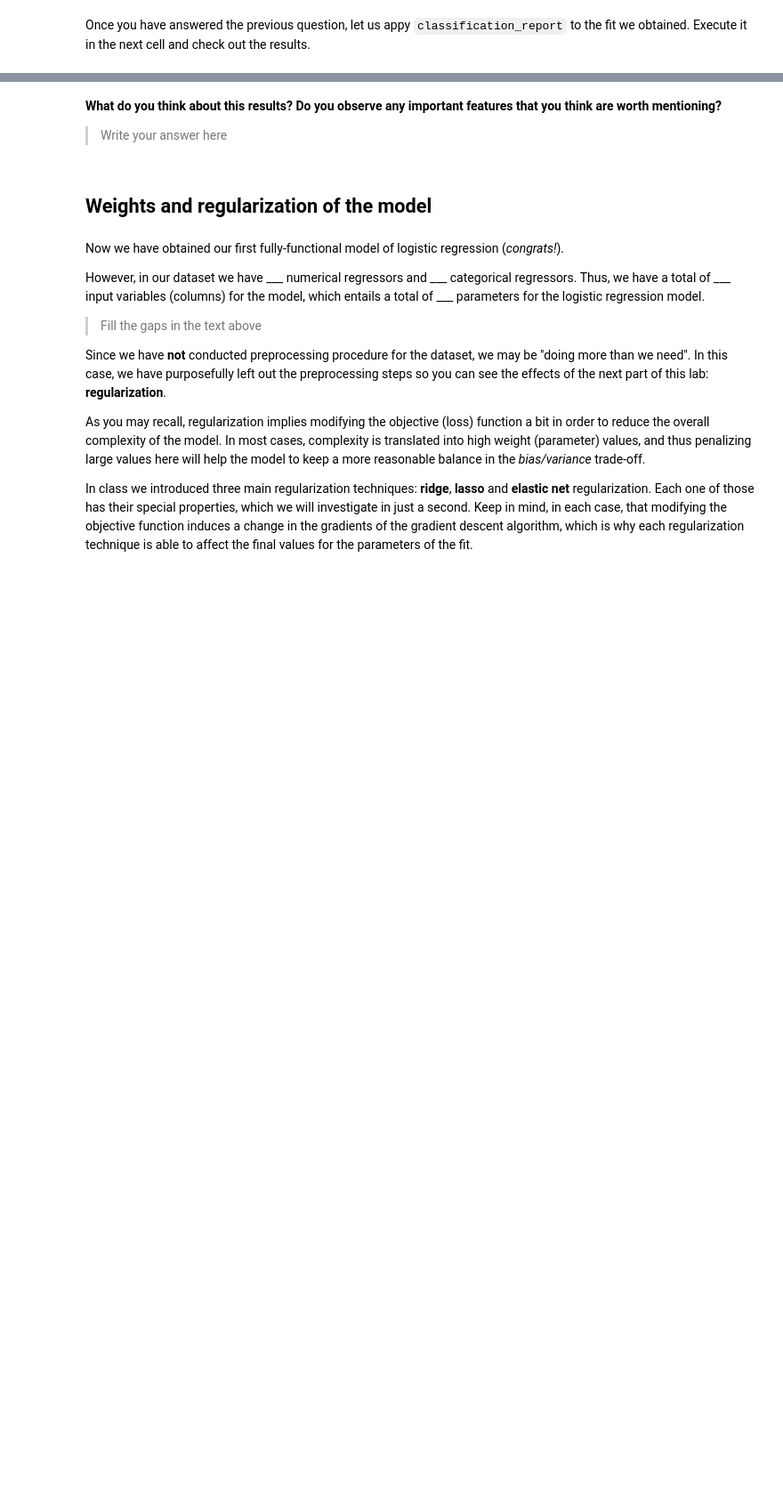
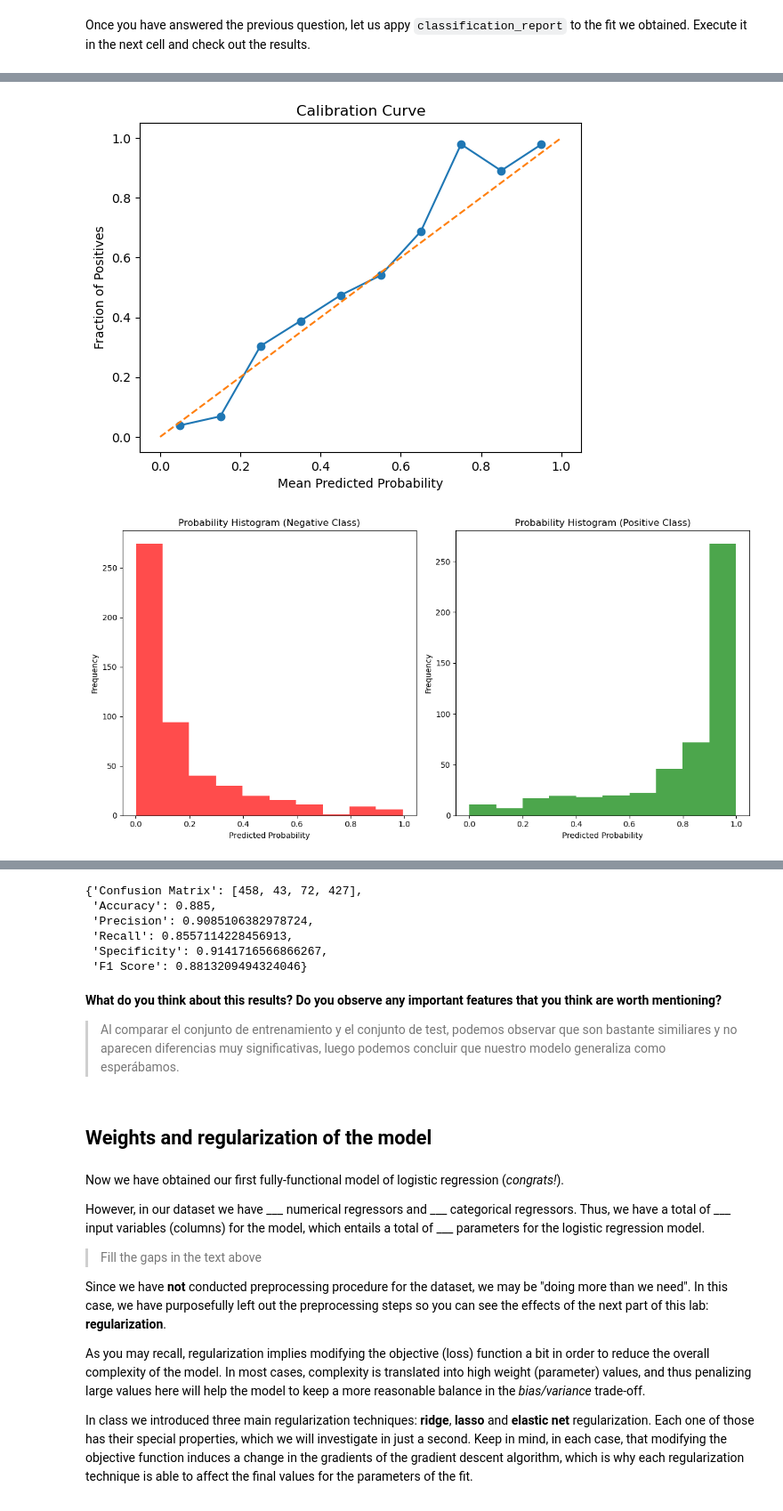
Before and after one commit to ICAI-IMAT-ML/p2-5-estherpz, a Jupyter notebook: notebook/Lab2_5_LogisticRegression_and_regularization.ipynb, the cells around one changed output, grey strips where cells are left out. Shown at 89% size. Saved outputs shown, nothing was run; the diff lists cells and outputs as text; code cells hidden in the pictures; blank space fills up the shorter version.

```diff
--- a/notebook/Lab2_5_LogisticRegression_and_regularization.ipynb
+++ b/notebook/Lab2_5_LogisticRegression_and_regularization.ipynb
@@ -197,3 +197,6 @@ classification_report(y_train, y_train_prob, 1)
 # %%
 # TODO: Apply the classification_report function for the **TEST dataset predictions**
-classification_report(None, None, 1)
+classification_report(y_test, y_test_prob, 1)
+# %% [output]
+[figure, added]
+[figure, added]
@@ -200,7 +204,13 @@ classification_report(None, None, 1)
+{'Confusion Matrix': [458, 43, 72, 427],
+ 'Accuracy': 0.885,
+ 'Precision': 0.9085106382978724,
+ 'Recall': 0.8557114228456913,
+ 'Specificity': 0.9141716566866267,
+ 'F1 Score': 0.8813209494324046}
 # %% [markdown]
 **What do you think about this results? Do you observe any important features that you think are worth mentioning?**
 
-> Write your answer here
+> Al comparar el conjunto de entrenamiento y el conjunto de test, podemos observar que son bastante similiares y no aparecen diferencias muy significativas, luego podemos concluir que nuestro modelo generaliza como esperábamos.
 # %% [markdown]
 ## Weights and regularization of the model
 # %% [markdown]
```
Also changed, not shown: parts of 42 cells of this notebook.
